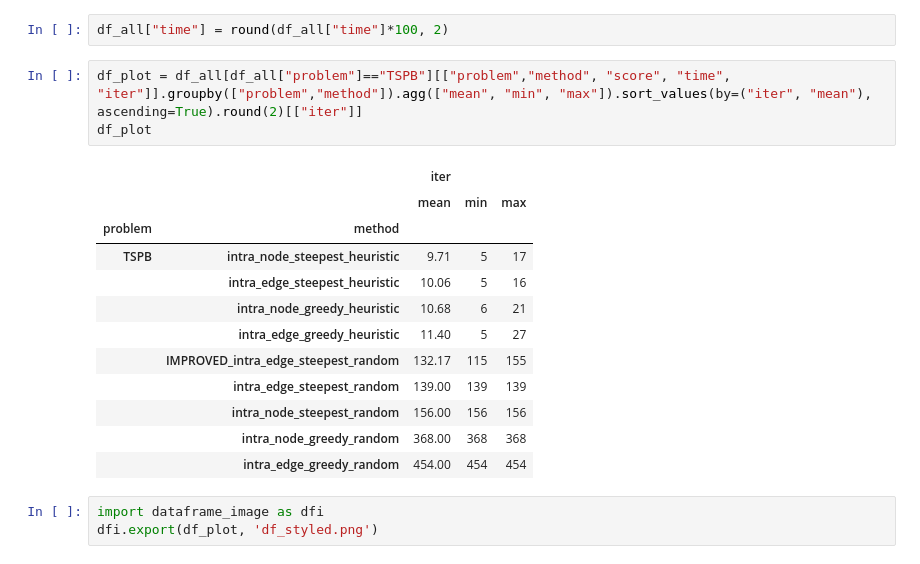
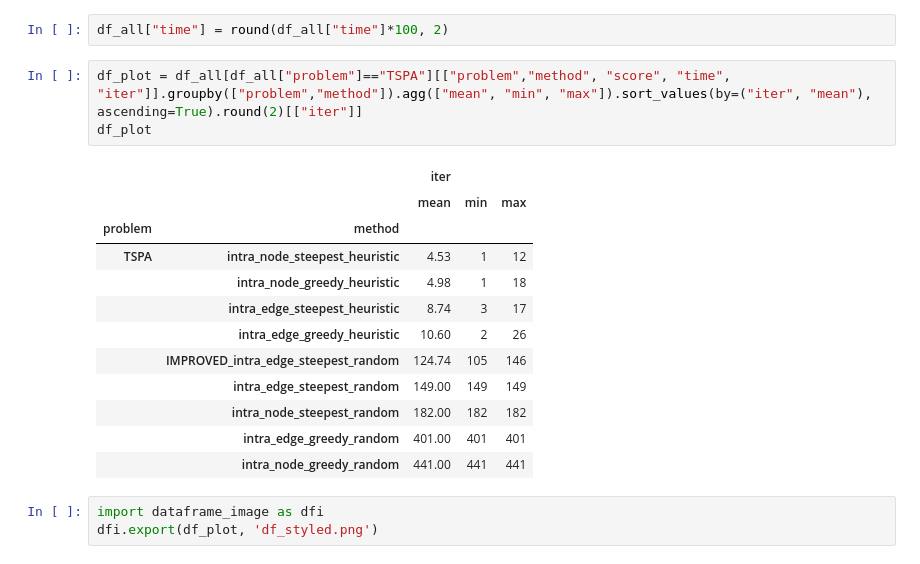
Before and after one commit to BbqGamer/TSP, a Jupyter notebook: notebooks/vis.ipynb, the cells around one changed output. Cells and saved outputs as stored; diff of their text form.

```diff
--- a/notebooks/vis.ipynb
+++ b/notebooks/vis.ipynb
@@ -53,21 +47,21 @@ df_all = pd.concat([df3, df4]) #, df_rest])
 # %%
 df_all["time"] = round(df_all["time"]*100, 2)
 # %%
-df_plot = df_all[df_all["problem"]=="TSPB"][["problem","method", "score", "time", "iter"]].groupby(["problem","method"]).agg(["mean", "min", "max"]).sort_values(by=("iter", "mean"), ascending=True).round(2)[["iter"]]
+df_plot = df_all[df_all["problem"]=="TSPA"][["problem","method", "score", "time", "iter"]].groupby(["problem","method"]).agg(["mean", "min", "max"]).sort_values(by=("iter", "mean"), ascending=True).round(2)[["iter"]]
 df_plot
 # %% [output]
 |  |  | iter |  |  |
 |  |  | mean | min | max |
 | problem | method |  |  |  |
-| TSPB | intra_node_steepest_heuristic | 9.71 | 5 | 17 |
-|  | intra_edge_steepest_heuristic | 10.06 | 5 | 16 |
-|  | intra_node_greedy_heuristic | 10.68 | 6 | 21 |
-|  | intra_edge_greedy_heuristic | 11.40 | 5 | 27 |
-|  | IMPROVED_intra_edge_steepest_random | 132.17 | 115 | 155 |
-|  | intra_edge_steepest_random | 139.00 | 139 | 139 |
-|  | intra_node_steepest_random | 156.00 | 156 | 156 |
-|  | intra_node_greedy_random | 368.00 | 368 | 368 |
-|  | intra_edge_greedy_random | 454.00 | 454 | 454 |
+| TSPA | intra_node_steepest_heuristic | 4.53 | 1 | 12 |
+|  | intra_node_greedy_heuristic | 4.98 | 1 | 18 |
+|  | intra_edge_steepest_heuristic | 8.74 | 3 | 17 |
+|  | intra_edge_greedy_heuristic | 10.60 | 2 | 26 |
+|  | IMPROVED_intra_edge_steepest_random | 124.74 | 105 | 146 |
+|  | intra_edge_steepest_random | 149.00 | 149 | 149 |
+|  | intra_node_steepest_random | 182.00 | 182 | 182 |
+|  | intra_edge_greedy_random | 401.00 | 401 | 401 |
+|  | intra_node_greedy_random | 441.00 | 441 | 441 |
 # %%
 import dataframe_image as dfi
 dfi.export(df_plot, 'df_styled.png')
```
Also changed, not shown: parts of 4 cells of this notebook, 6 other files.
